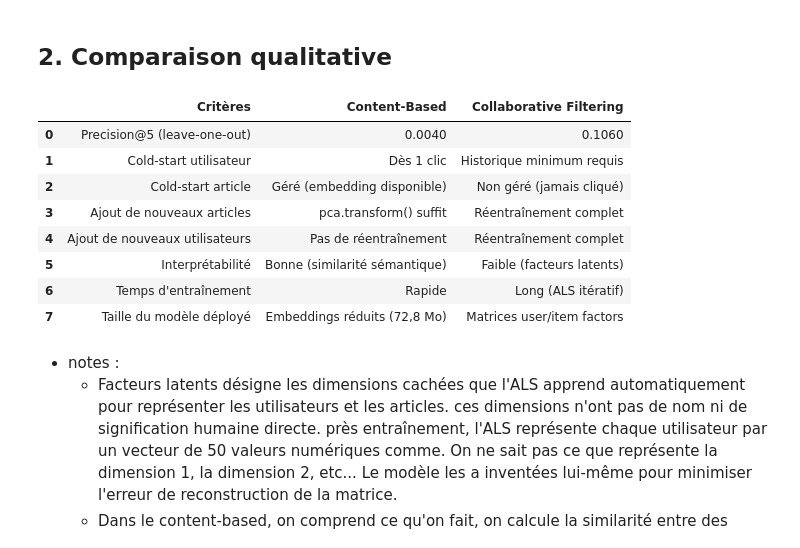
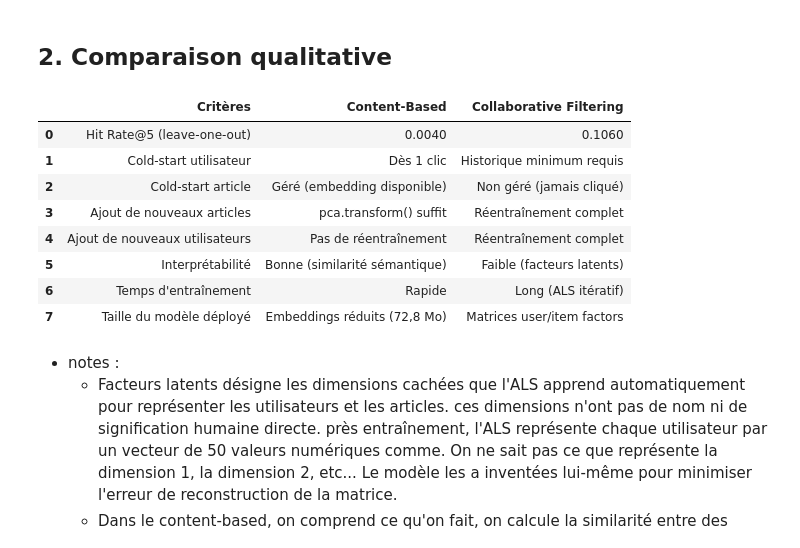
Before and after one commit to Oxelie/P10_MyContent_recommandation, a Jupyter notebook: notebooks/04_comparaison.ipynb, the cells around one changed output. Saved outputs shown, nothing was run; the diff lists cells and outputs as text; code cells hidden in the pictures.

```diff
--- a/notebooks/04_comparaison.ipynb
+++ b/notebooks/04_comparaison.ipynb
@@ -56,41 +56,41 @@ plt.show()
 # %%
 comparaison = pd.DataFrame({
     "Critères": [
-        "Precision@5 (leave-one-out)",
+        "Hit Rate@5 (leave-one-out)",
         "Cold-start utilisateur",
         "Cold-start article",
         "Ajout de nouveaux articles",
         "Ajout de nouveaux utilisateurs",
         "Interprétabilité",
         "Temps d'entraînement",
         "Taille du modèle déployé"
     ],
     "Content-Based": [
         "0.0040",
         "Dès 1 clic",
         "Géré (embedding disponible)",
         "pca.transform() suffit",
         "Pas de réentraînement",
         "Bonne (similarité sémantique)",
         "Rapide",
         "Embeddings réduits (72,8 Mo)"
     ],
     "Collaborative Filtering": [
         "0.1060",
         "Historique minimum requis",
         "Non géré (jamais cliqué)",
         "Réentraînement complet",
         "Réentraînement complet",
         "Faible (facteurs latents)",
         "Long (ALS itératif)",
         "Matrices user/item factors"
     ]
 })
 
 comparaison
 # %% [output]
 |  | Critères | Content-Based | Collaborative Filtering |
-| 0 | Precision@5 (leave-one-out) | 0.0040 | 0.1060 |
+| 0 | Hit Rate@5 (leave-one-out) | 0.0040 | 0.1060 |
 | 1 | Cold-start utilisateur | Dès 1 clic | Historique minimum requis |
 | 2 | Cold-start article | Géré (embedding disponible) | Non géré (jamais cliqué) |
 | 3 | Ajout de nouveaux articles | pca.transform() suffit | Réentraînement complet |
```
Also changed, not shown: parts of 5 cells of this notebook.
